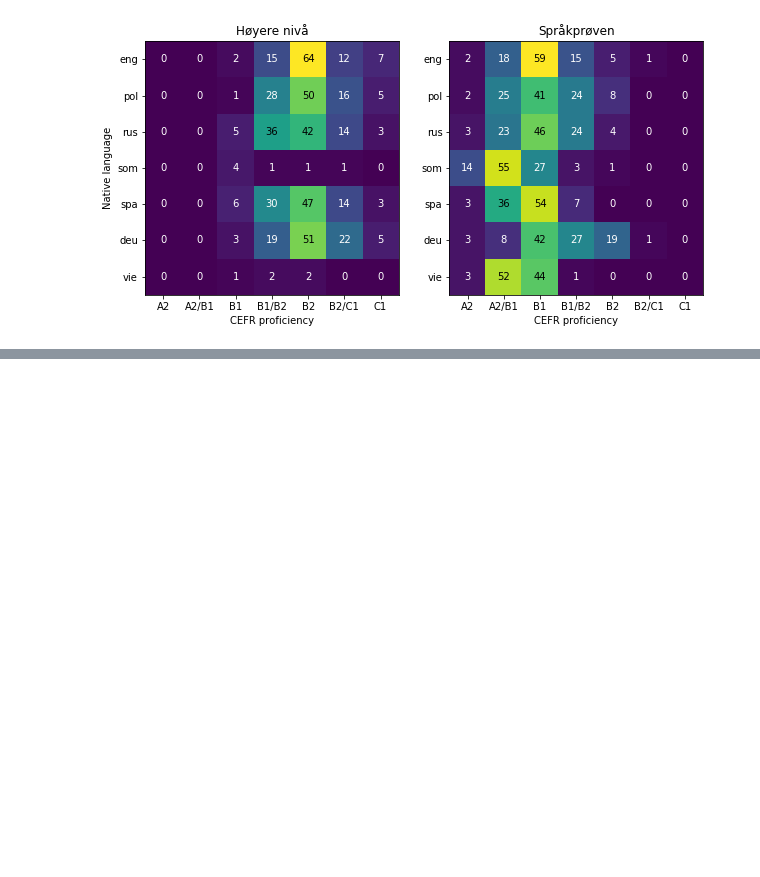
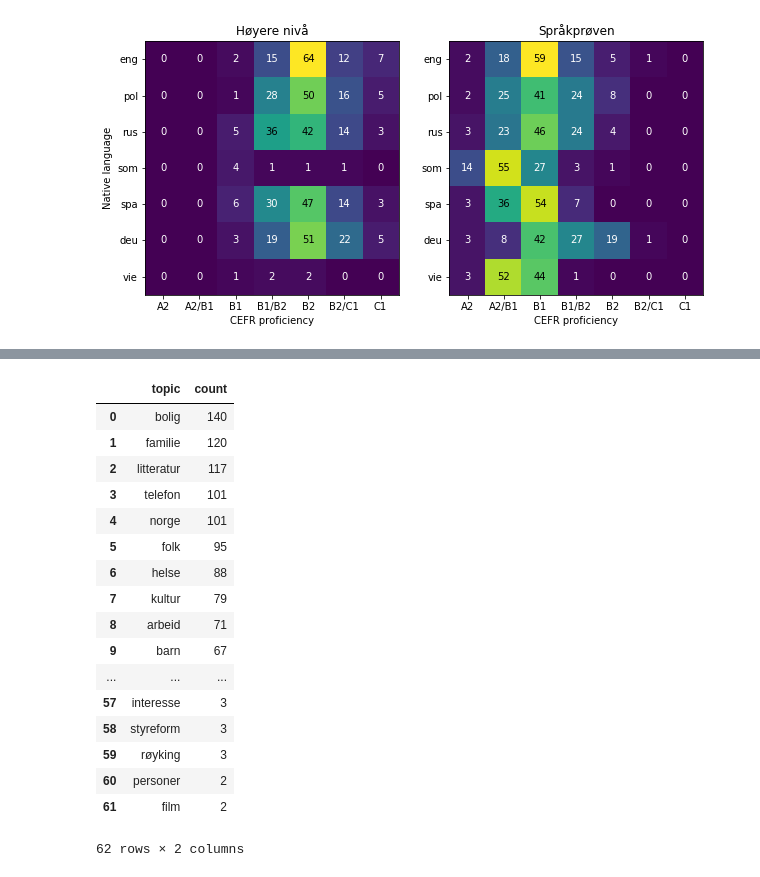
Before and after one commit to PhyloStar/NorskASK, a Jupyter notebook: Analyze metadata.ipynb, the cells around one changed output, grey strips where cells are left out. Cells and saved outputs as stored; diff of their text form; code cells hidden in the pictures; blank space fills up the shorter version.

```diff
--- a/Analyze metadata.ipynb
+++ b/Analyze metadata.ipynb
@@ -102,0 +146,21 @@ plt.show()
+# %%
+pd.DataFrame(topic_freqs.most_common(), columns=['topic', 'count'])
+# %% [output]
+|  | topic | count |
+| 0 | bolig | 140 |
+| 1 | familie | 120 |
+| 2 | litteratur | 117 |
+| 3 | telefon | 101 |
+| 4 | norge | 101 |
+| 5 | folk | 95 |
+| 6 | helse | 88 |
+| 7 | kultur | 79 |
+| 8 | arbeid | 71 |
+| 9 | barn | 67 |
+| ... | ... | ... |
+| 57 | interesse | 3 |
+| 58 | styreform | 3 |
+| 59 | røyking | 3 |
+| 60 | personer | 2 |
+| 61 | film | 2 |
+62 rows × 2 columns
```
Also changed, not shown: parts of 8 cells of this notebook, 4 other files.
